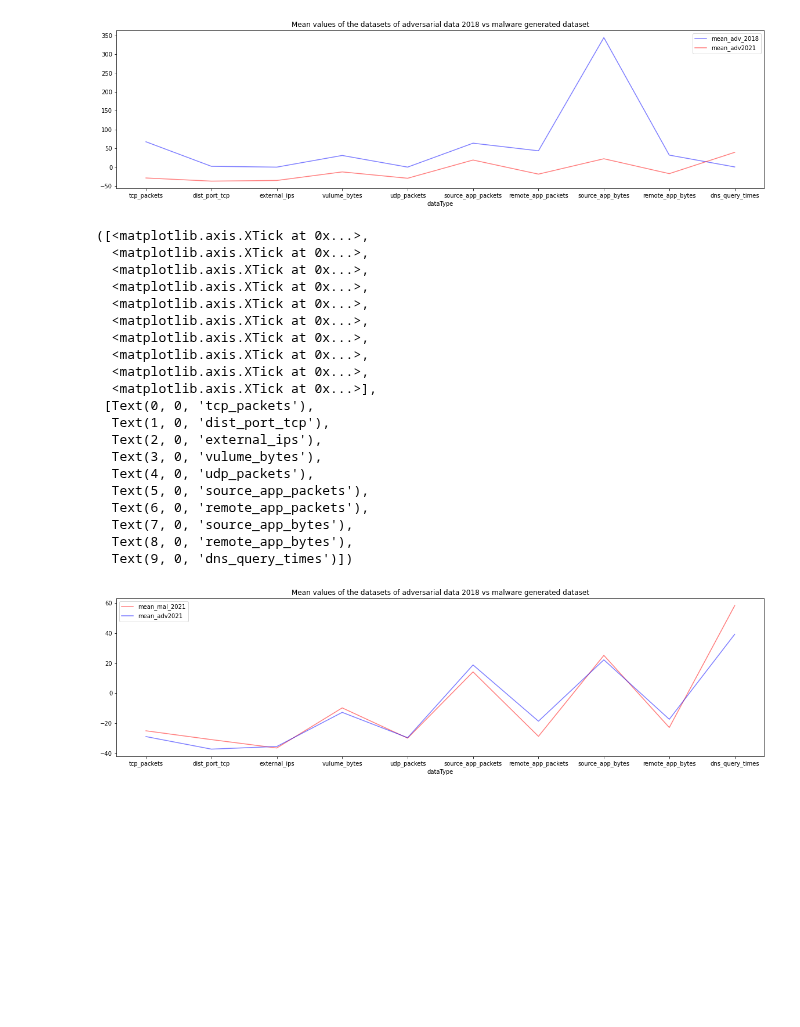
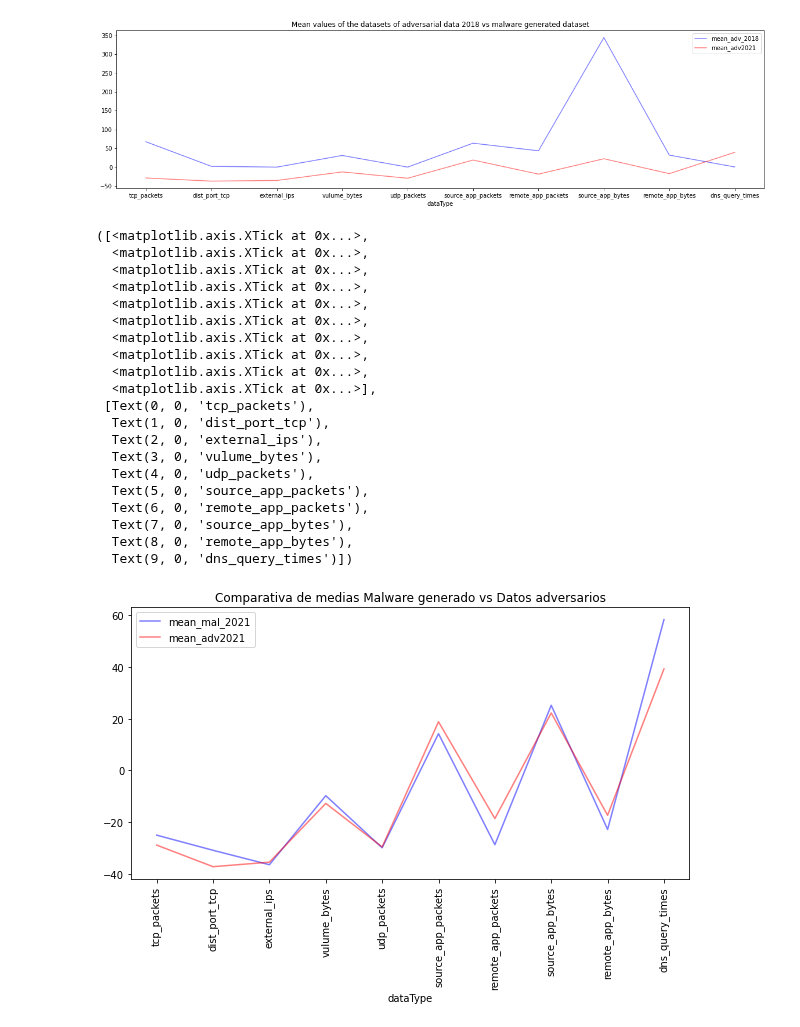
Before and after one commit to DHuertasTR/SecureLearningDRL, a Jupyter notebook: code 2021/Data_comparison.ipynb, the cells around one changed output. Cells and saved outputs as stored; diff of their text form; code cells hidden in the pictures; blank space fills up the shorter version.

```diff
--- a/code 2021/Data_comparison.ipynb
+++ b/code 2021/Data_comparison.ipynb
@@ -232,33 +232,33 @@ plt.xticks(df.index, df['dataType'], rotation=0)
 [figure]
 # %%
 ax=plt.gca()
-df.plot(kind='line',x='dataType',y='mean_mal_2021',ax=ax,color='red',alpha=0.5)
-df.plot(kind='line',x='dataType',y='mean_adv2021',ax=ax,color='blue',alpha=0.5)
-ax.set_title('Mean values of the datasets of adversarial data 2018 vs malware generated dataset')
-plt.rcParams["figure.figsize"]=(20, 5)
-plt.xticks(df.index, df['dataType'], rotation=0)
+df.plot(kind='line',x='dataType',y='mean_mal_2021',ax=ax,color='blue',alpha=0.5)
+df.plot(kind='line',x='dataType',y='mean_adv2021',ax=ax,color='red',alpha=0.5)
+ax.set_title('Comparativa de medias Malware generado vs Datos adversarios')
+plt.rcParams["figure.figsize"]=(10, 5)
+plt.xticks(df.index, df['dataType'], rotation=90)
 # %% [output]
 ([<matplotlib.axis.XTick at 0x...>,
   <matplotlib.axis.XTick at 0x...>,
   <matplotlib.axis.XTick at 0x...>,
   <matplotlib.axis.XTick at 0x...>,
   <matplotlib.axis.XTick at 0x...>,
   <matplotlib.axis.XTick at 0x...>,
   <matplotlib.axis.XTick at 0x...>,
   <matplotlib.axis.XTick at 0x...>,
   <matplotlib.axis.XTick at 0x...>,
   <matplotlib.axis.XTick at 0x...>],
  [Text(0, 0, 'tcp_packets'),
   Text(1, 0, 'dist_port_tcp'),
   Text(2, 0, 'external_ips'),
   Text(3, 0, 'vulume_bytes'),
   Text(4, 0, 'udp_packets'),
   Text(5, 0, 'source_app_packets'),
   Text(6, 0, 'remote_app_packets'),
   Text(7, 0, 'source_app_bytes'),
   Text(8, 0, 'remote_app_bytes'),
   Text(9, 0, 'dns_query_times')])
-[figure, old version]
+[figure, new version]
 # %%
 ax=plt.gca()
 df.plot(kind='line',x='dataType',y='mean_golden_benign',ax=ax,color='blue',alpha=0.5)
```
Also changed, not shown: parts of 1 cell of this notebook, 2 other files.
